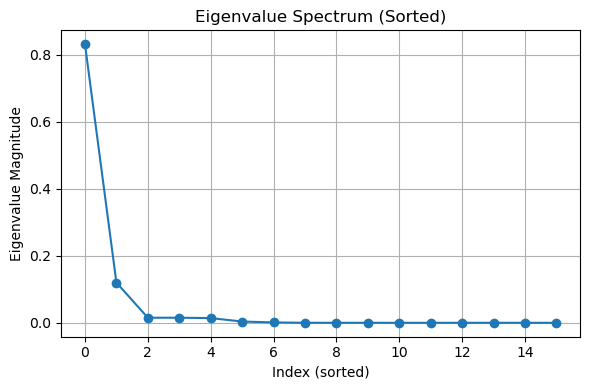
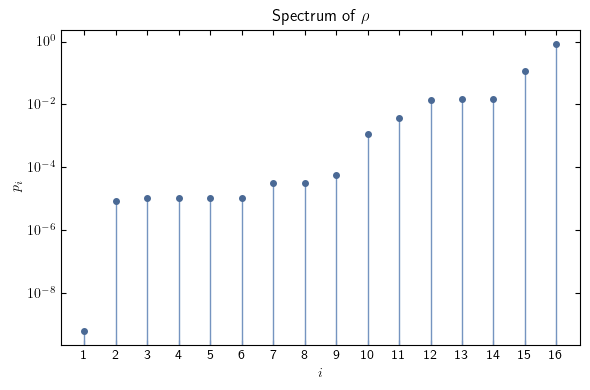
The notebook cell's code change between the first figure and the second:
--- before
+++ after
@@ -1,15 +1,47 @@
-import sympy as sp
+import numpy as np
+import matplotlib.pyplot as plt
+import matplotlib as mpl
 
-# Use real part if matrix is symmetric or Hermitian; otherwise, use absolute value
-spectrum = np.sort(np.abs(eigvals))[::-1]  # descending order
+# Use CMU font
+mpl.rcParams['text.usetex'] = True #use external tex engie
 
-# Plot spectrum
+# Assume rho_final and psi_target are defined
+eigvals, eigvecs = np.linalg.eigh(rho_final)
+eigvals_sorted = np.sort(eigvals)[::-1]
+d = len(eigvals_sorted)
+
+# Principal eigenvector fidelity
+principal_index = np.argmax(eigvals)
+psi_principal = eigvecs[:, principal_index]
+pfidelity = np.abs(np.vdot(psi_target, psi_principal))**2
+
+print("Fidelity:", fidelity)
+print("Fidelity between principal eigenvector and target state:", pfidelity)
+print("largest eigenval:",eigvals_sorted[0:5])
+psi_principal2 = eigvecs[:, 14]
+pfidelity2 = np.abs(np.vdot(psi_target, psi_principal2))**2
+print("Fidelity between second principal eigenvector and target state:", pfidelity2)
+print("Second largest eigenval:",eigvals_sorted[1])
+
+# Plot with lines to x-axis
 plt.figure(figsize=(6, 4))
-plt.plot(spectrum, marker='o', linestyle='-')
-plt.title('Eigenvalue Spectrum (Sorted)')
-plt.xlabel('Index (sorted)')
-plt.ylabel('Eigenvalue Magnitude')
-plt.grid(True)
+x_vals = list(range(d, 0 ,-1))
+y_vals = eigvals_sorted
+
+# Draw vertical lines to x-axis
+for x, y in zip(x_vals, y_vals):
+    plt.plot([x, x], [0, y], color= "#7594C0", linewidth=1)
+    plt.plot(x, y, 'o', color= "#4A6995", markersize=4)
+
+plt.xticks(ticks=x_vals, labels=[str(i) for i in x_vals])
+plt.xlabel(r"$i$")
+plt.ylabel(r"$p_i$")
+plt.yscale('log')
+plt.title(r"Spectrum of $\rho$")
+
+plt.tick_params(axis='both', direction='in', top=True, right=True)
 plt.tight_layout()
+plt.savefig("spectrum_rho.pdf")  # Save as PDF
 plt.show()
-spectrum 
+
+

Commit: Analysis of the trot. noise model + ibm sampler w fake backend (#4)